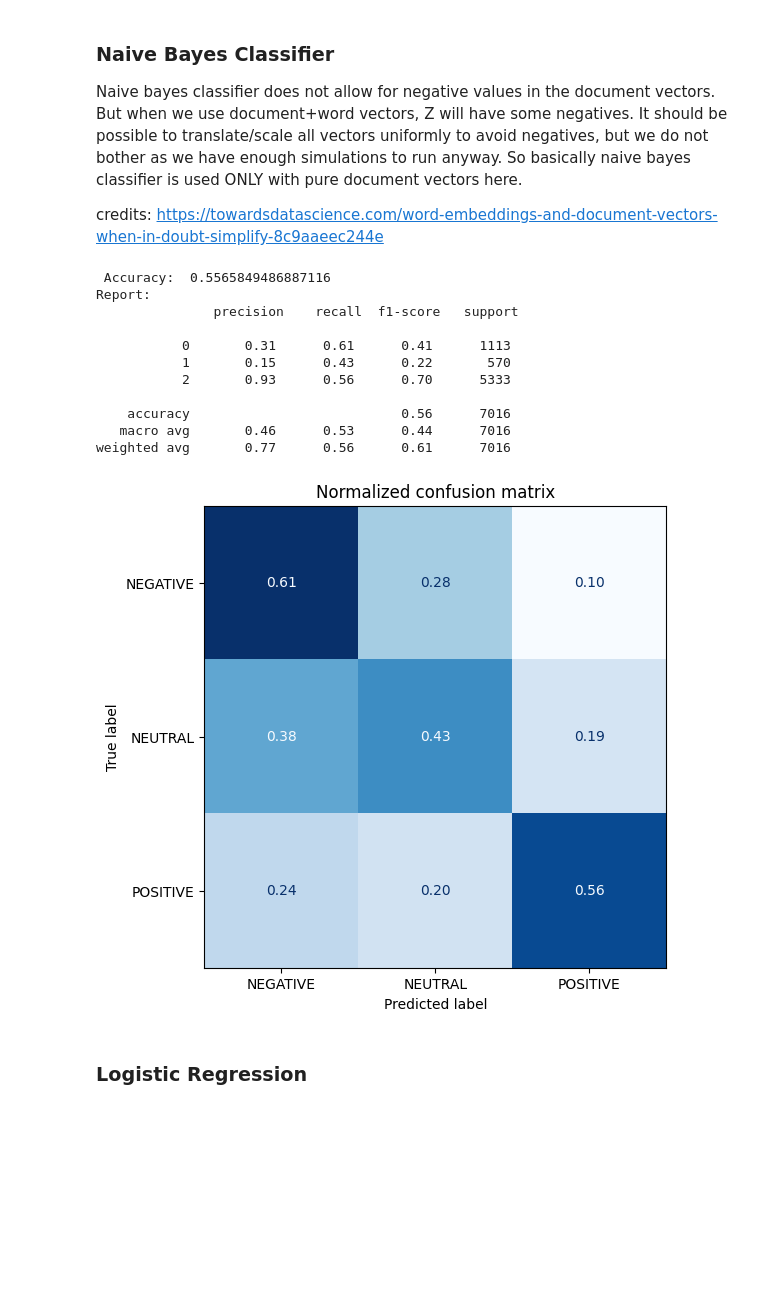
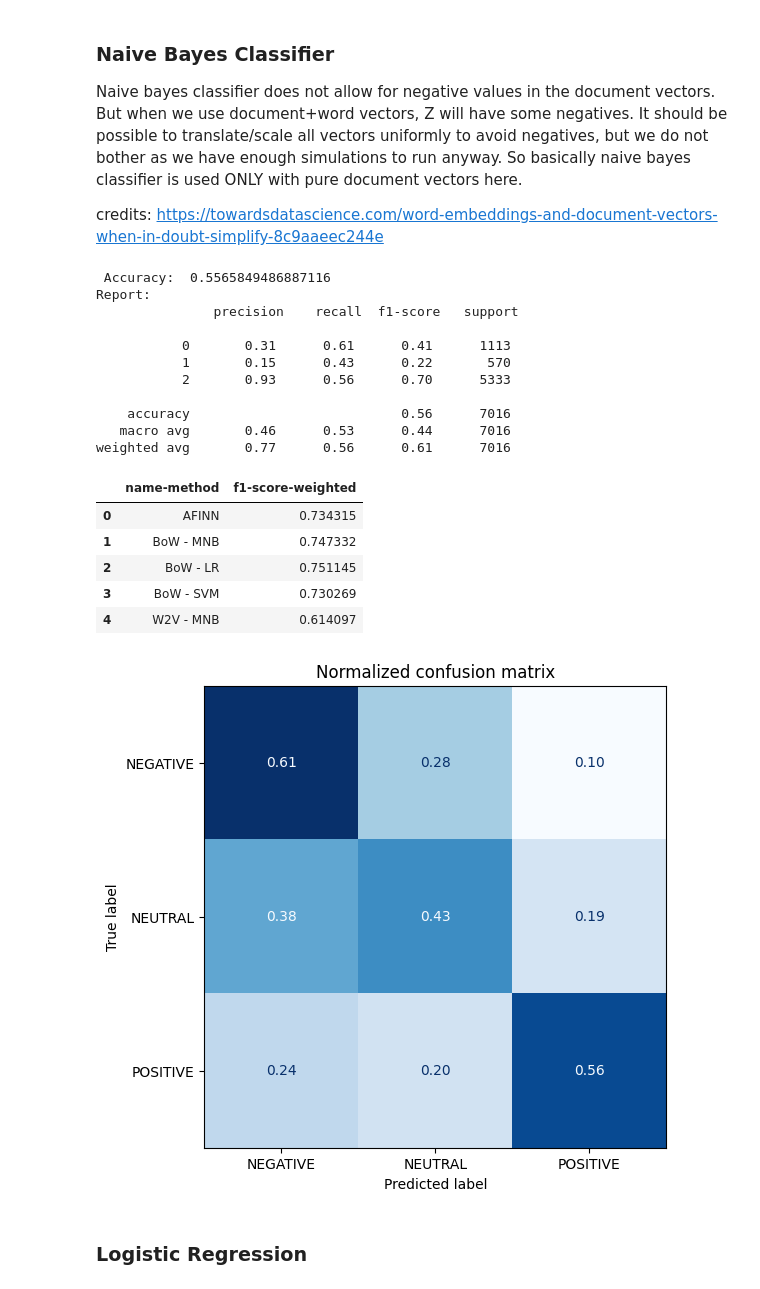
Before and after one commit to MarioAvolio/Amazon-Fine-Foods-reviews-Transformers-Text-Classification, a Jupyter notebook: Amazon_Fine_Food_Review_Text_Classification_with_Standard_approaches.ipynb, the cells around one changed output. Cells and saved outputs as stored; diff of their text form; code cells hidden in the pictures; blank space fills up the shorter version.

```diff
--- a/Amazon_Fine_Food_Review_Text_Classification_with_Standard_approaches.ipynb
+++ b/Amazon_Fine_Food_Review_Text_Classification_with_Standard_approaches.ipynb
@@ -578,24 +605,30 @@ credits: https://towardsdatascience.com/word-embeddings-and-document-vectors-whe
 # %%
 from sklearn.preprocessing import MinMaxScaler
 
 scaler = MinMaxScaler()
 X_train_balanced_for_mnb = scaler.fit_transform(train_vectors)
 X_ts_for_mnb = scaler.transform(test_vectors)
 
 
-mnb_classifier(X_train_balanced_for_mnb, y_train, X_ts_for_mnb, y_test)
+mnb_classifier(X_train_balanced_for_mnb, y_train, X_ts_for_mnb, y_test, name="W2V - MNB")
 # %% [output]
  Accuracy:  0.5565849486887116
 Report:
                precision    recall  f1-score   support
 
            0       0.31      0.61      0.41      1113
            1       0.15      0.43      0.22       570
            2       0.93      0.56      0.70      5333
 
     accuracy                           0.56      7016
    macro avg       0.46      0.53      0.44      7016
 weighted avg       0.77      0.56      0.61      7016
+|  | name-method | f1-score-weighted |
+| 0 | AFINN | 0.734315 |
+| 1 | BoW - MNB | 0.747332 |
+| 2 | BoW - LR | 0.751145 |
+| 3 | BoW - SVM | 0.730269 |
+| 4 | W2V - MNB | 0.614097 |
 [figure]
 # %% [markdown]
 ### Logistic Regression
```
Also changed, not shown: parts of 41 cells of this notebook.
